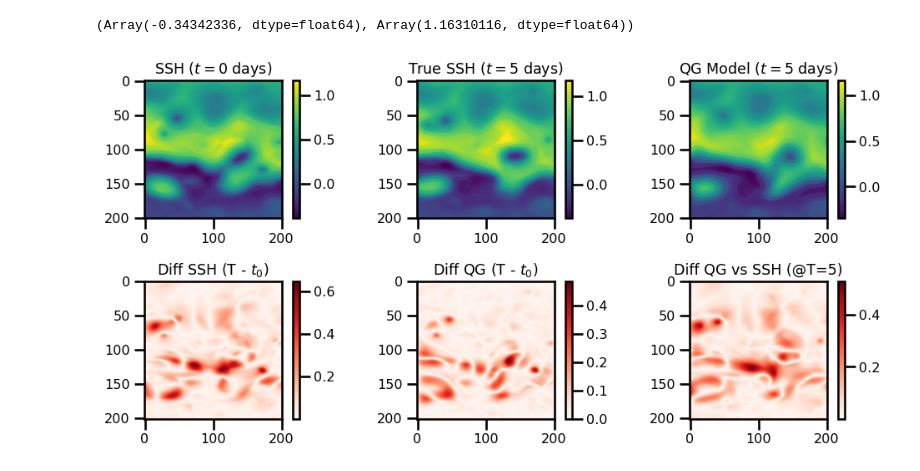
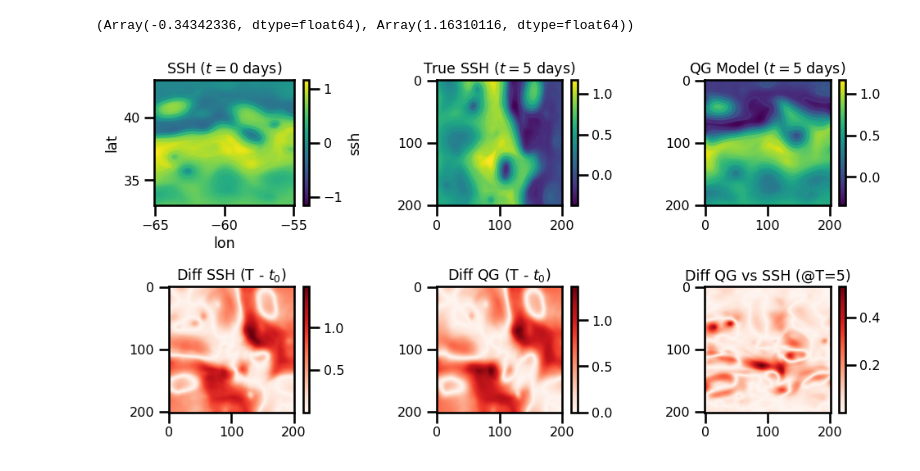
Before and after one commit to jejjohnson/jaxsw, a Jupyter notebook: notebooks/dev/eman/12_steps_2_NS/5.3_QG.ipynb, the cells around one changed output. Cells and saved outputs as stored; diff of their text form; code cells hidden in the pictures.

```diff
--- a/notebooks/dev/eman/12_steps_2_NS/5.3_QG.ipynb
+++ b/notebooks/dev/eman/12_steps_2_NS/5.3_QG.ipynb
@@ -194,7 +203,7 @@ from jaxsw._src.boundaries.helmholtz import enforce_boundaries_helmholtz
 # streamfn_to_pv??
 # %%
 c1 = 1.5
-q = streamfn_to_pv(
+q = streamfn_to_pvort(
     psi, dx=domain.dx_mean, dy=domain.dx_mean, f0=domain.f0, c1=c1, accuracy=1
 )
 # q = enforce_boundaries_helmholtz(q, psi, beta=(f0/c1)**2)
@@ -307,7 +316,7 @@ def advection_term_upwind(
 ) -> Array:
 
     # u,v schemes
-    u, v = geostrophic_velocity(
+    u, v = uv_velocity(
         psi, dx=dx, dy=dy, accuracy=kwargs.get("accuracy", 1)
     )
 
@@ -388,7 +397,7 @@ class State(NamedTuple):
         psi = ssh_to_streamfn(eta, f0=f0)
 
         # stream function --> potential vorticity
-        q = streamfn_to_pv(
+        q = streamfn_to_pvort(
             psi, dx=domain.dx_mean, dy=domain.dx_mean, f0=f0, c1=c1, accuracy=1
         )
         q = enforce_boundaries_helmholtz(q, psi, beta=(f0/c1)**2)
@@ -442,6 +453,7 @@ $$
 from jaxsw._src.domain.base import Domain
 from jaxsw._src.models.pde import DynamicalSystem
 from jaxsw._src.domain.time import TimeDomain
+
 
 
 class QG(DynamicalSystem):
@@ -471,18 +483,22 @@ class QG(DynamicalSystem):
         psi_bv = ssh_to_streamfn(ssh=eta, f0=f0)
 
         # potential vorticity -> stream function
-        psi = pv_to_streamfn(
+        psi = pvort_to_streamfn(
             q, psi_bv, dx=dx, dy=dy, f0=f0, c1=c1, accuracy=1
         )
 
         # upwind scheme for advection
         q_rhs = - advection_term_upwind(
             q=q, psi=psi, dx=dx, dy=dy,
-            way=1, method="central"
+            way=-1, method="central"
         )
 
+#         q_rhs = -jacobian(p=psi, q=q, dx=dx, dy=dy)
+
+#         q_rhs += 10 * fdx.laplacian(q, step_size=(dx,dy))
+
         # beta term
-        _, v = geostrophic_velocity(psi, dx=dx, dy=dy)
+        _, v = uv_velocity(psi, dx=dx, dy=dy)
 
         q_rhs += - beta * v
 
@@ -506,7 +522,7 @@ class QG(DynamicalSystem):
 
         psi_bv = ssh_to_streamfn(ssh=eta, f0=f0)
 
-        psi = pv_to_streamfn(
+        psi = pvort_to_streamfn(
             q, psi_bv, dx=dx, dy=dy,
             f0=f0, c1=c1, accuracy=1
         )
@@ -600,50 +621,50 @@ ssh_t.min(), ssh_t.max()
 fig, ax = plt.subplots(ncols=3, nrows=2, figsize=(10,5))
 
 #
-ax[0,0].contour(ds.ssh[0].values, cmap="viridis")
-pts = ax[0,0].imshow(ds.ssh[0].values, cmap="viridis")
-plt.colorbar(pts)
+ds.ssh[0].plot.pcolormesh(ax=ax[0,0], cmap="viridis")
+ds.ssh[0].plot.contour(ax=ax[0,0], cmap="viridis")
+
 ax[0,0].set(
     title=f"SSH ($t=0$ days)")
-ax[0,1].contour(ds.ssh[num_days].values, cmap="viridis")
-pts = ax[0,1].imshow(ds.ssh[num_days].values, cmap="viridis")
+ax[0,1].contour(ds.ssh[num_days].values.T, cmap="viridis")
+pts = ax[0,1].imshow(ds.ssh[num_days].values.T, cmap="viridis")
 plt.colorbar(pts)
 ax[0,1].set(
     title=f"True SSH ($t={num_days}$ days)")
 
-ax[0,2].contour(ssh_t.T, cmap="viridis")
-pts = ax[0,2].imshow(ssh_t.T, cmap="viridis")
+ax[0,2].contour(np.flipud(ssh_t.T), cmap="viridis")
+pts = ax[0,2].imshow(np.flipud(ssh_t.T), cmap="viridis")
 ax[0,2].set(
     title=f"QG Model ($t={num_days}$ days)")
 plt.colorbar(pts)
 
 
 pts = ax[1,0].imshow(
-    np.abs(ds.ssh[0].values - ds.ssh[num_days].values),
+    np.abs(ds.ssh[0].values.T - ds.ssh[num_days].values),
     cmap="Reds"
 )
 plt.colorbar(pts)
 ax[1,0].set(title=f"Diff SSH (T - $t_0$)")
 
 pts = ax[1,1].imshow(
-    np.abs(ds.ssh[0].values - ssh_t.T),
+    np.abs(ds.ssh[0].values.T - ssh_t.T),
     cmap="Reds"
 )
 plt.colorbar(pts)
 ax[1,1].set(title=f"Diff QG (T - $t_0$)")
 
 
 pts = ax[1,2].imshow(
     np.abs(ds.ssh[num_days].values - ssh_t.T),
     cmap="Reds"
 )
 plt.colorbar(pts)
 ax[1,2].set(title=f"Diff QG vs SSH (@T={num_days})")
 
 
 
 
 plt.tight_layout()
 plt.show()
 # %% [output]
-[figure, old version]
+[figure, new version]
```
Also changed, not shown: parts of 11 cells of this notebook, 21 other files.
